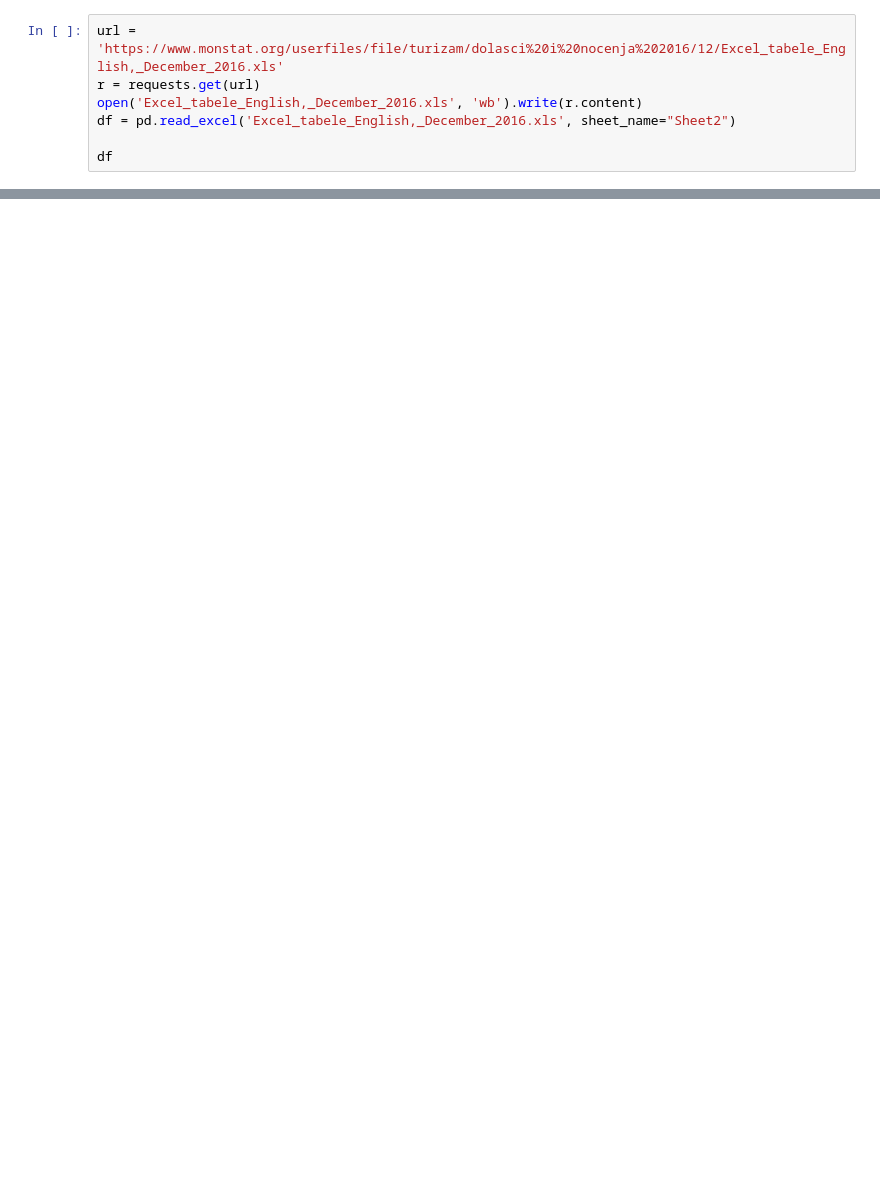
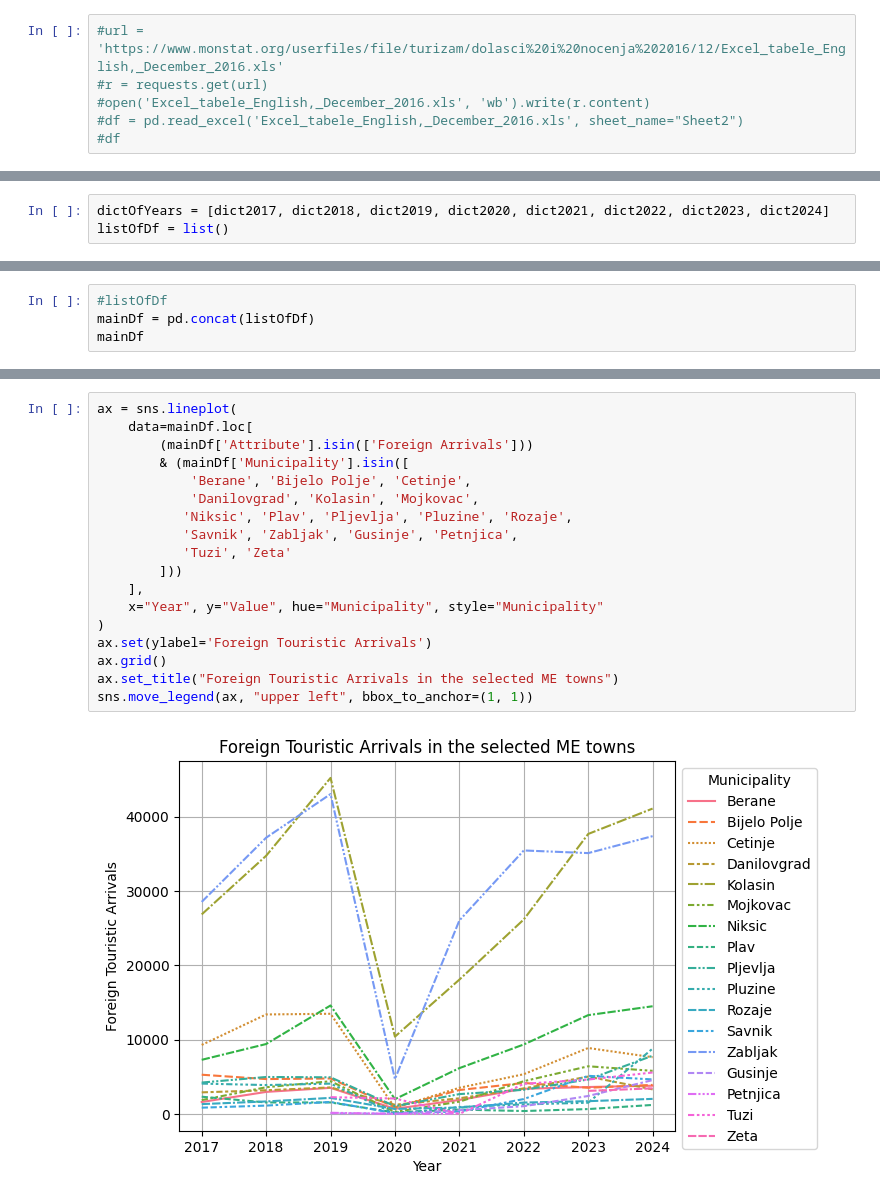
Before and after one commit to andrei-shabanov/tourism-postcovid-recovery, a Jupyter notebook: notebook/1.2_data_collection_me.ipynb, the cells around one changed output, grey strips where cells are left out. Drawn from its saved outputs; the diff is of its cells as text; blank space fills up the shorter version.

```diff
--- a/notebook/1.2_data_collection_me.ipynb
+++ b/notebook/1.2_data_collection_me.ipynb
@@ -10,9 +13,8 @@ itables.init_notebook_mode()
 # %% [output]
 [interactive output not drawn]
 # %%
-url = 'https://www.monstat.org/userfiles/file/turizam/dolasci%20i%20nocenja%202016/12/Excel_tabele_English,_December_2016.xls'
-r = requests.get(url)
-open('Excel_tabele_English,_December_2016.xls', 'wb').write(r.content)
-df = pd.read_excel('Excel_tabele_English,_December_2016.xls', sheet_name="Sheet2")
-
-df
+#url = 'https://www.monstat.org/userfiles/file/turizam/dolasci%20i%20nocenja%202016/12/Excel_tabele_English,_December_2016.xls'
+#r = requests.get(url)
+#open('Excel_tabele_English,_December_2016.xls', 'wb').write(r.content)
+#df = pd.read_excel('Excel_tabele_English,_December_2016.xls', sheet_name="Sheet2")
+#df
@@ -20,0 +62,3 @@ df
+# %%
+dictOfYears = [dict2017, dict2018, dict2019, dict2020, dict2021, dict2022, dict2023, dict2024]
+listOfDf = list()
@@ -20,0 +116,4 @@ df
+# %%
+#listOfDf
+mainDf = pd.concat(listOfDf)
+mainDf
@@ -20,0 +146,20 @@ df
+# %%
+ax = sns.lineplot(
+    data=mainDf.loc[
+        (mainDf['Attribute'].isin(['Foreign Arrivals']))
+        & (mainDf['Municipality'].isin([
+            'Berane', 'Bijelo Polje', 'Cetinje',
+            'Danilovgrad', 'Kolasin', 'Mojkovac',
+           'Niksic', 'Plav', 'Pljevlja', 'Pluzine', 'Rozaje',
+           'Savnik', 'Zabljak', 'Gusinje', 'Petnjica',
+           'Tuzi', 'Zeta'
+        ]))
+    ],
+    x="Year", y="Value", hue="Municipality", style="Municipality"
+)
+ax.set(ylabel='Foreign Touristic Arrivals')
+ax.grid()
+ax.set_title("Foreign Touristic Arrivals in the selected ME towns")
+sns.move_legend(ax, "upper left", bbox_to_anchor=(1, 1))
+# %% [output]
+[figure, added]
```
Also changed, not shown: parts of 9 cells of this notebook, 9 other files.
